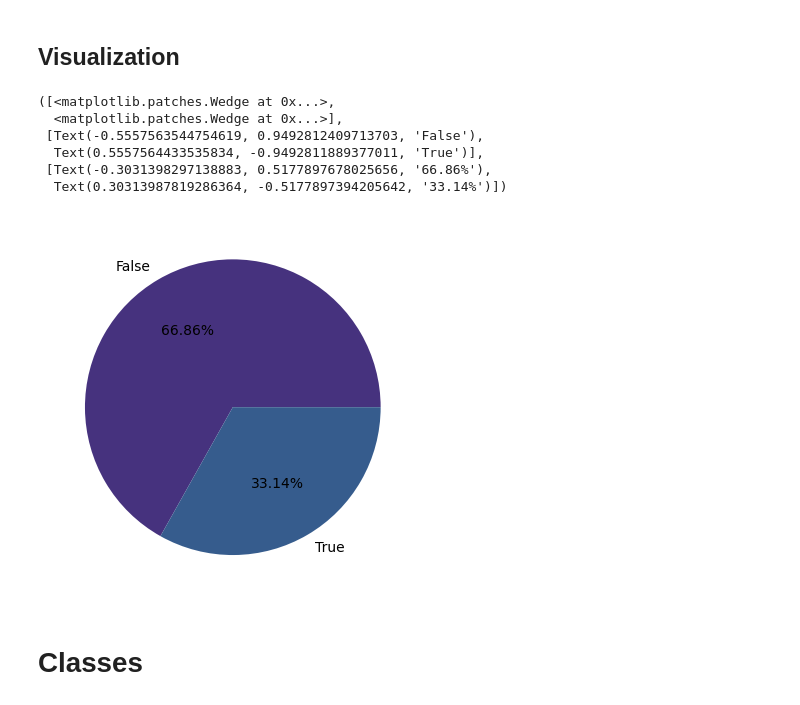
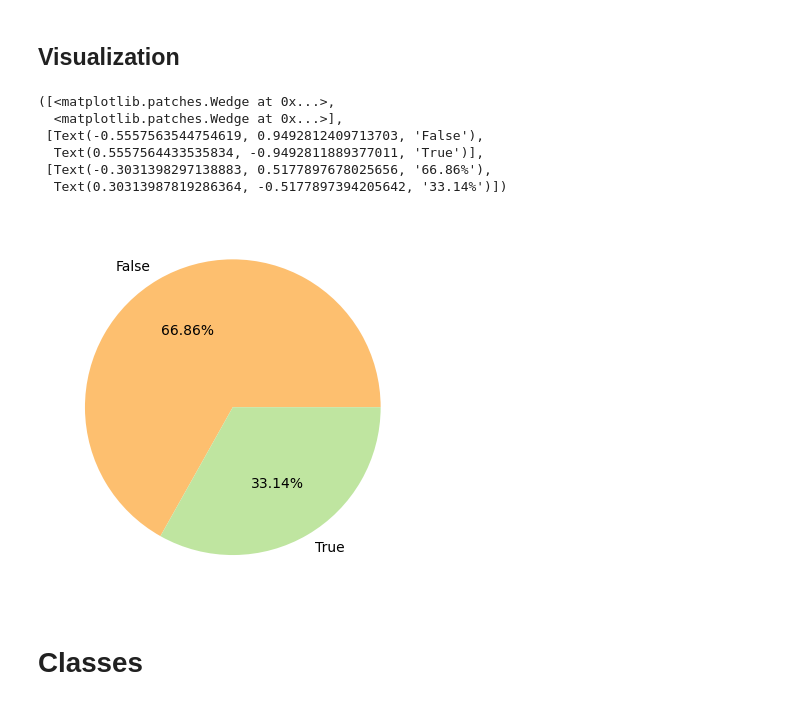
Before and after one commit to TheDataRogue/dnd-5e-spells, a Jupyter notebook: analysis/spells_analysis.ipynb, the cells around one changed output. Saved outputs shown, nothing was run; the diff lists cells and outputs as text; code cells hidden in the pictures.

```diff
--- a/analysis/spells_analysis.ipynb
+++ b/analysis/spells_analysis.ipynb
@@ -15,7 +15,8 @@ from classes_function import class_spells
 # %% [markdown]
 # Setting the color palette with Seaborn
 # %%
-colors = sns.color_palette("viridis")
+colors = sns.color_palette("viridis",n_colors=13)
+two_colors = sns.color_palette("Spectral",n_colors=2)
 # %% [markdown]
 # Importing the data and ordering the dataset alphabetically
 # %%
@@ -1917,16 +1919,16 @@ Name: cast_higher, dtype: int64
 # %% [markdown]
 ## Visualization
 # %%
-plt.pie(cast_higher_count, labels=cast_higher_count.index, colors=colors,
+plt.pie(cast_higher_count, labels=cast_higher_count.index, colors=two_colors,
         autopct='%1.2f%%')
 # %% [output]
 ([<matplotlib.patches.Wedge at 0x...>,
   <matplotlib.patches.Wedge at 0x...>],
  [Text(-0.5557563544754619, 0.9492812409713703, 'False'),
   Text(0.5557564433535834, -0.9492811889377011, 'True')],
  [Text(-0.3031398297138883, 0.5177897678025656, '66.86%'),
   Text(0.30313987819286364, -0.5177897394205642, '33.14%')])
-[figure, old version]
+[figure, new version]
 # %% [markdown]
 # Classes
 # %% [markdown]
```
Also changed, not shown: parts of 14 cells of this notebook.
